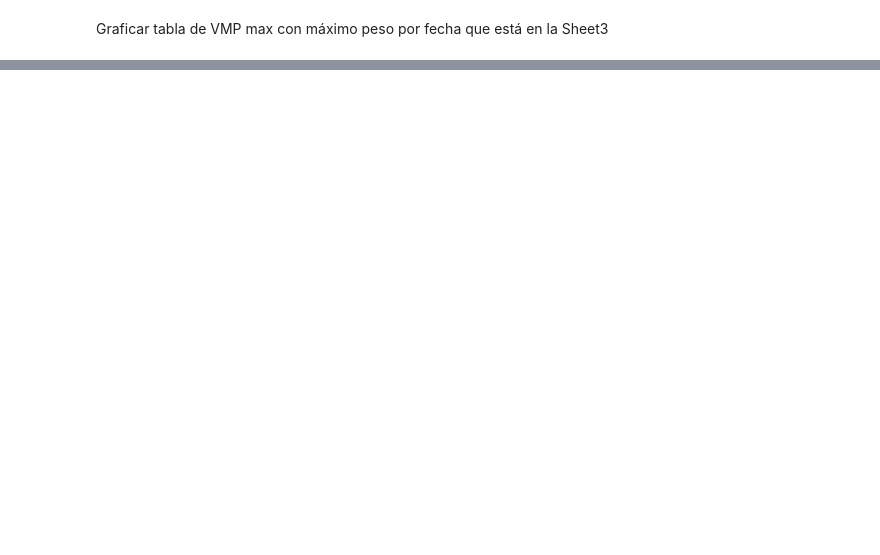
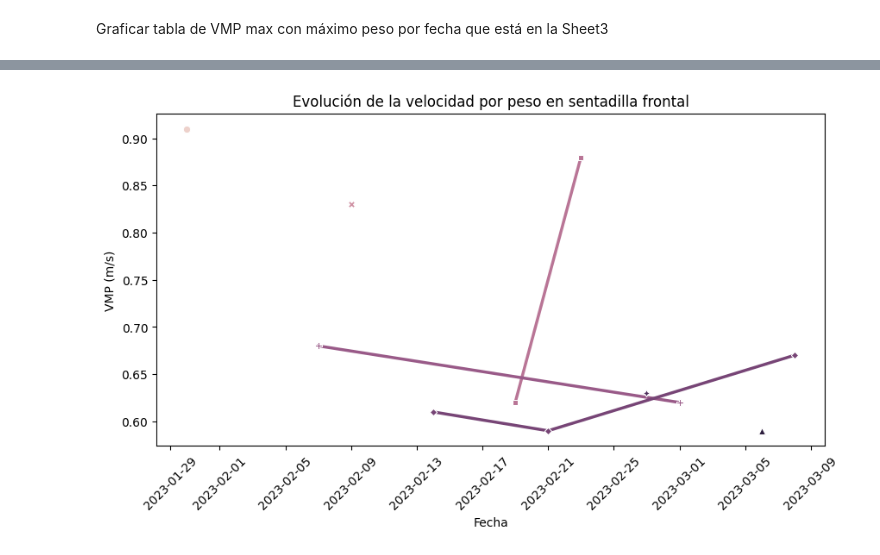
Before and after one commit to Yermanama/Analisis-Datos-Entreno, a Jupyter notebook: proyectoapp/visualizaciondatos.ipynb, the cells around one changed output, grey strips where cells are left out. Cells and saved outputs as stored; diff of their text form; code cells hidden in the pictures; blank space fills up the shorter version.

```diff
--- a/proyectoapp/visualizaciondatos.ipynb
+++ b/proyectoapp/visualizaciondatos.ipynb
@@ -11,6 +11,7 @@ import datetime
 data = r"Datos Sentadilla Frontal.xlsx"
 df1 = pd.read_excel(data, sheet_name= "Sheet1")
 df2 = pd.read_excel(data, sheet_name= "Sheet2")
+df3 = pd.read_excel(data, sheet_name= "Sheet3")
 # %% [markdown]
 ##### Empezamos con la visualización de datos
 # %% [markdown]
@@ -47,2 +77,4 @@ Graficar tabla de fatiga generada a lo largo de los entrenos que está situada e
 # %% [markdown]
 Graficar tabla de VMP max con máximo peso por fecha que está en la Sheet3
+# %%
+df3.drop(columns=["Unnamed: 0"], inplace=True)
@@ -48,0 +98,10 @@ Graficar tabla de VMP max con máximo peso por fecha que está en la Sheet3
+# %%
+fig, ax = plt.subplots(figsize=(10, 5))
+sns.lineplot(data=df3, x="Fecha", y="VMP (m/s)", style="Peso (kg)", hue="Peso (kg)", markers=True, dashes=False, linewidth=2.5, legend= False)
+plt.xticks(rotation=45)
+for i in range(len(df3["Peso (kg)"])):
+    plt.annotate(df3["Peso (kg)"][i], (df3["Fecha"][i], df3["Peso (kg)"][i]), ha= "center", va= "bottom", fontsize= 14)
+plt.title("Evolución de la velocidad por peso en sentadilla frontal")
+plt.show()
+# %% [output]
+[figure, added]
```
Also changed, not shown: parts of 5 cells of this notebook.
